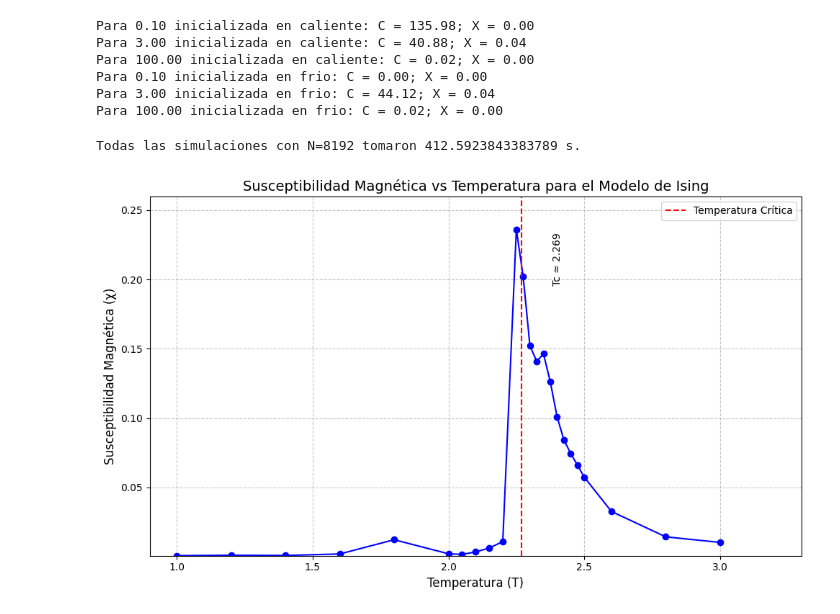
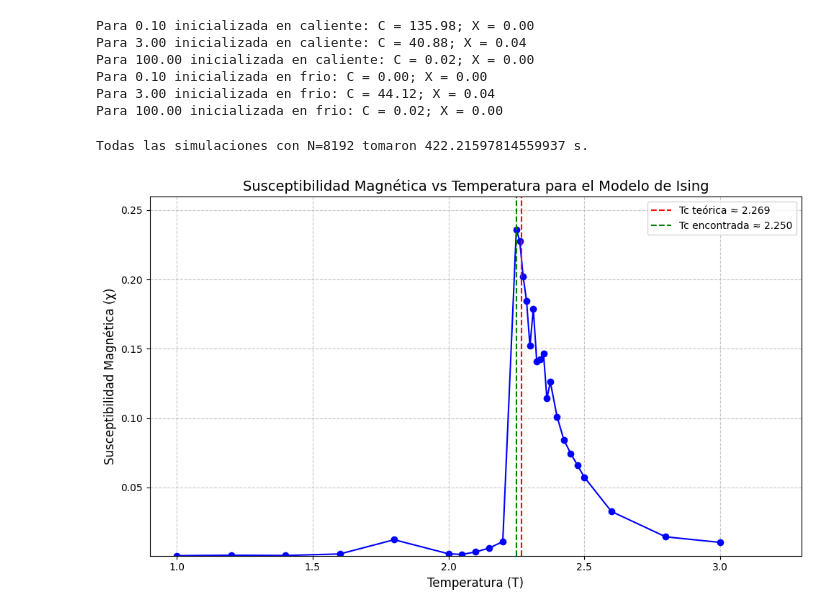
Before and after one commit to BrianDL/fisica_computacional, a Jupyter notebook: 3 - Modelo de Ising/ising.ipynb, the cells around one changed output. Cells and saved outputs as stored; diff of their text form; code cells hidden in the pictures.

```diff
--- a/3 - Modelo de Ising/ising.ipynb
+++ b/3 - Modelo de Ising/ising.ipynb
@@ -239,7 +239,7 @@ J = 1.0  # Fuerza de interacción
 N = 2**13  # Número de pasos de Monte Carlo
 
 
-temps = [ 2.25+i/(4*10.0) for i in range(11)]  ### Corremos 11 simulaciones con temperaturas en algún intérvalo
+temps = [ 2.25+i/(8*10.0) for i in range(11)]  ### Corremos 11 simulaciones con temperaturas en algún intérvalo
 
 t0 = time.time()
 with ProcessPoolExecutor(max_workers=4) as exe: ### correremos cada simulación en su propio proceso
@@ -265,44 +265,62 @@ with ProcessPoolExecutor(max_workers=4) as exe: ### correremos cada simulación
 
 print(f"Todas las simulaciones con N={N} tomaron {time.time() - t0} s.")
 # %% [output]
-Todas las simulaciones con N=8192 tomaron 412.5923843383789 s.
+Todas las simulaciones con N=8192 tomaron 422.21597814559937 s.
 # %%
 temp_a_sus = { T: susceptibilidad(res[1], 1/T) for T, res in temp_a_result.items() }
 temp_a_cv = {T: calor_especifico(res[0], 1/T, T) for T, res in temp_a_result.items() }
 
+
+import matplotlib.pyplot as plt
 
 def graficar_susceptibilidad(temp_a_sus):
     """
     Grafica la susceptibilidad magnética vs temperatura.
 
     :param temp_a_sus: Diccionario con temperaturas como claves y susceptibilidades como valores
     """
     # Ordenar el diccionario por temperatura para asegurar que la gráfica esté en orden
     datos_ordenados = sorted(temp_a_sus.items())
     temperaturas, susceptibilidades = zip(*datos_ordenados)
 
+    # Encontrar la temperatura con la susceptibilidad máxima
+    temp_max_sus = max(temp_a_sus, key=temp_a_sus.get)
+    max_sus = temp_a_sus[temp_max_sus]
+
     plt.figure(figsize=(10, 6))
-    # plt.semilogy(temperaturas, susceptibilidades, 'b-', marker='o') ### logaritmico
     plt.plot(temperaturas, susceptibilidades, 'b-', marker='o')
+    # plt.semilogy(temperaturas, susceptibilidades, 'b-', marker='o')
     plt.xlabel('Temperatura (T)', fontsize=12)
     plt.ylabel('Susceptibilidad Magnética (χ)', fontsize=12)
     plt.title('Susceptibilidad Magnética vs Temperatura para el Modelo de Ising', fontsize=14)
     plt.grid(True, linestyle='--', alpha=0.7)
 
     # Agregar un poco de espacio a los ejes x e y
     plt.xlim(min(temperaturas) * 0.9, max(temperaturas) * 1.1)
     plt.ylim(min(susceptibilidades) * 0.9, max(susceptibilidades) * 1.1)
 
-    # Opcionalmente, agregar un cuadro de texto con información sobre la temperatura crítica
-    temp_critica = 2.269  # Temperatura crítica teórica para el modelo de Ising 2D
-    plt.axvline(x=temp_critica, color='r', linestyle='--', label='Temperatura Crítica')
-    plt.text(temp_critica * 1.05, plt.ylim()[1] * 0.9, f'Tc ≈ {temp_critica:.3f}',
-             rotation=90, verticalalignment='top')
+    # Agregar línea para la temperatura crítica teórica
+    temp_critica_teorica = 2.269  # Temperatura crítica teórica para el modelo de Ising 2D
+    plt.axvline(x=temp_critica_teorica, color='r', linestyle='--',
+                label=f'Tc teórica ≈ {temp_critica_teorica:.3f}')
+
+    # Agregar línea para la temperatura de máxima susceptibilidad encontrada
+    plt.axvline(x=temp_max_sus, color='g', linestyle='--',
+                label=f'Tc encontrada ≈ {temp_max_sus:.3f}')
+
+    # Texto para la temperatura crítica teórica
+    # plt.text(temp_critica_teorica * 1.05, plt.ylim()[1] * 0.9, f'Tc teórica ≈ {temp_critica_teorica:.3f}',
+    #          rotation=90, verticalalignment='top', color='r')
+
+    # Texto para la temperatura de máxima susceptibilidad encontrada
+    # plt.text(temp_max_sus * 1.05, plt.ylim()[1] * 0.9, f'Tc encontrada ≈ {temp_max_sus:.3f}',
+    #          rotation=90, verticalalignment='top', color='g')
 
     plt.legend()
     plt.tight_layout()
     plt.show()
 
+
 graficar_susceptibilidad(temp_a_sus)
 # %% [output]
-[figure, old version]
+[figure, new version]
```
